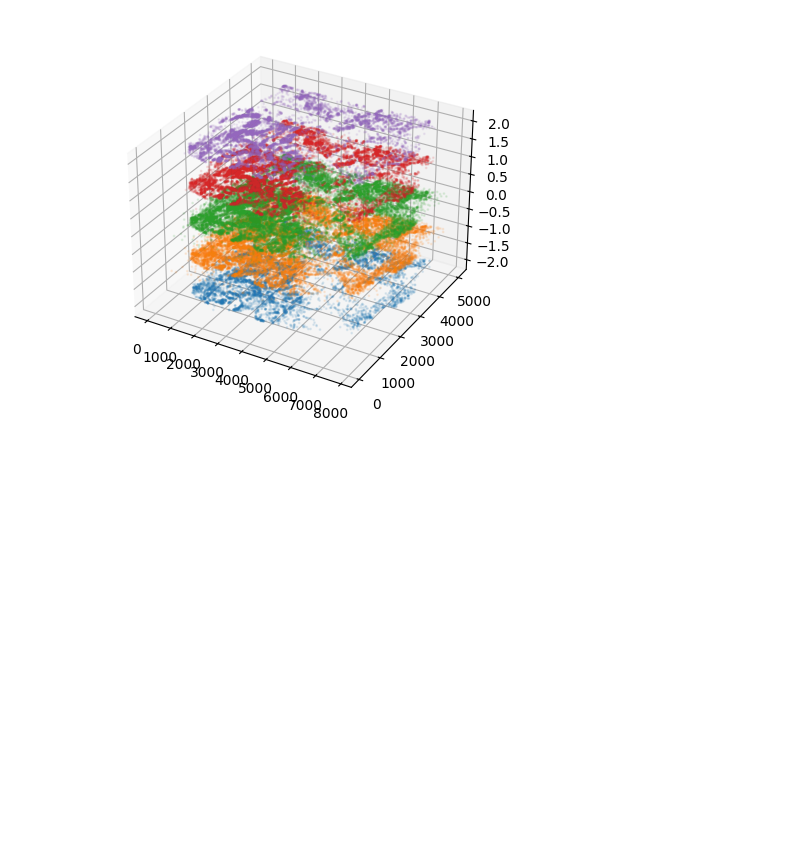
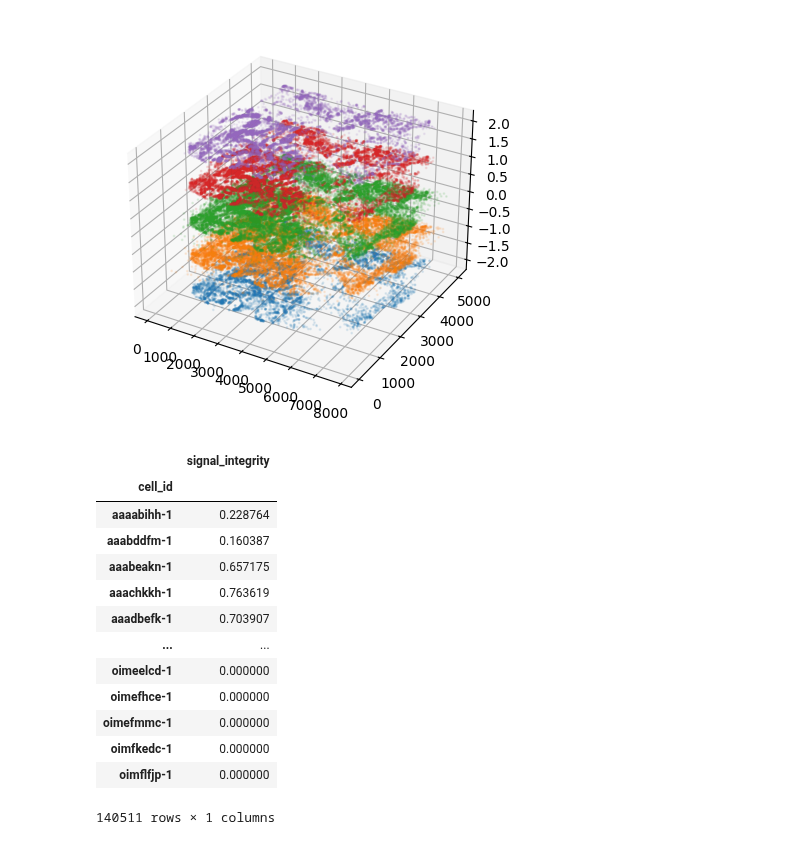
Before and after one commit to bdsc-tds/Bilous2025, a Jupyter notebook: workflow/notebooks/xenium/1-xenium_decontamination_ovrlpy.ipynb, the cells around one changed output. Cells and saved outputs as stored; diff of their text form; code cells hidden in the pictures; blank space fills up the shorter version.

```diff
--- a/workflow/notebooks/xenium/1-xenium_decontamination_ovrlpy.ipynb
+++ b/workflow/notebooks/xenium/1-xenium_decontamination_ovrlpy.ipynb
@@ -99,3 +99,40 @@ Creating signal integrity map:
 [figure]
 [figure]
 [figure]
+# %%
+def transcripts_to_count_matrix(transcripts,cell_column='cell_id',feature_column='feature_name', qv_treshold=20):
+    transcripts = transcripts.query(f"(qv >= {qv_treshold}) & {cell_column} != 'UNASSIGNED'")
+    cm = transcripts.pivot_table(index=cell_column, columns=feature_column, aggfunc='size', fill_value=0)
+    return cm
+
+integrity_filtering_threshold = 0.5
+
+ # x and y are transposed in ovrlpy output. sanity check x and y must be transposed
+assert (coordinate_df.y_pixel.max()+1) == signal_integrity.shape[0]
+assert (coordinate_df.x_pixel.max()+1) == signal_integrity.shape[1]
+
+coordinate_df['signal_integrity'] = signal_integrity[coordinate_df.y_pixel,coordinate_df.x_pixel]
+coordinate_df['signal_strength'] = signal_strength[coordinate_df.y_pixel,coordinate_df.x_pixel]
+
+coordinate_df_filtered = coordinate_df[coordinate_df.signal_integrity > integrity_filtering_threshold]
+cell_mean_integrity = coordinate_df.query("cell_id != 'UNASSIGNED'").groupby('cell_id')['signal_integrity'].mean()
+cell_is_singlet = cell_mean_integrity > integrity_filtering_threshold
+
+count_matrix_filtered = transcripts_to_count_matrix(coordinate_df_filtered,feature_column='gene')
+# %%
+cell_mean_integrity.to_frame()
+# %% [output]
+|  | signal_integrity |
+| cell_id |  |
+| aaaabihh-1 | 0.228764 |
+| aaabddfm-1 | 0.160387 |
+| aaabeakn-1 | 0.657175 |
+| aaachkkh-1 | 0.763619 |
+| aaadbefk-1 | 0.703907 |
+| ... | ... |
+| oimeelcd-1 | 0.000000 |
+| oimefhce-1 | 0.000000 |
+| oimefmmc-1 | 0.000000 |
+| oimfkedc-1 | 0.000000 |
+| oimflfjp-1 | 0.000000 |
+140511 rows × 1 columns
```
Also changed, not shown: parts of 1 cell of this notebook, 24 other files.
